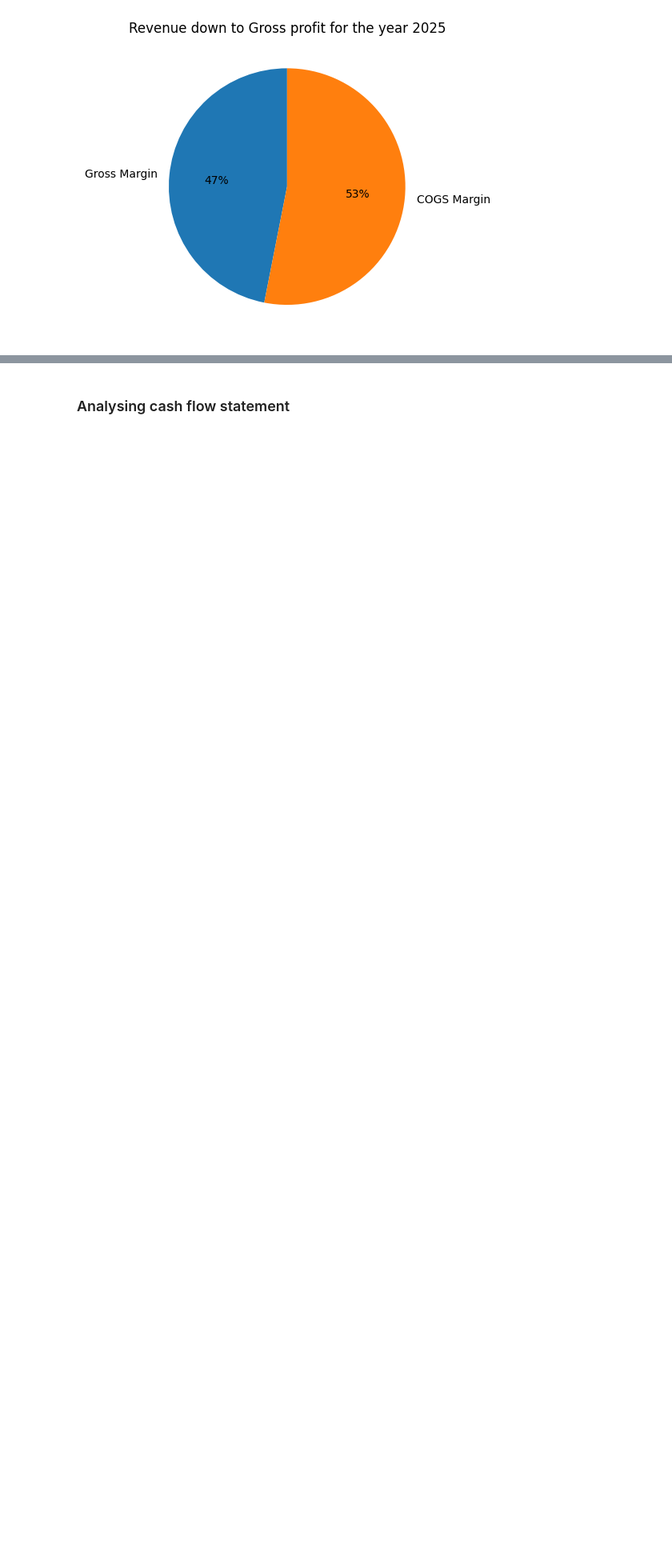
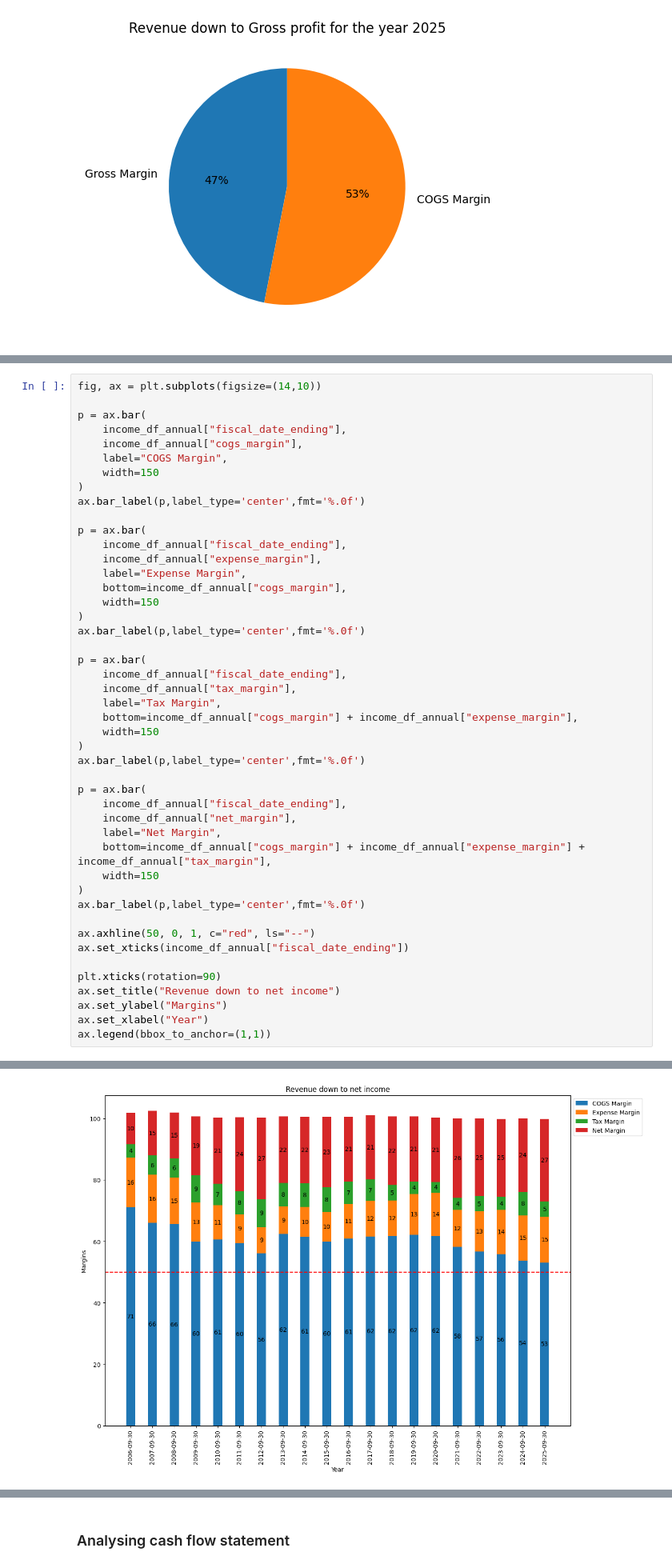
Before and after one commit to kumarbyes/project_stock_analysis, a Jupyter notebook: analaysis_using_pandas/exploratory_data_anaysis.ipynb, the cells around one changed output, grey strips where cells are left out. Shown at 80% size. Drawn from its saved outputs; the diff is of its cells as text; blank space fills up the shorter version.

```diff
--- a/analaysis_using_pandas/exploratory_data_anaysis.ipynb
+++ b/analaysis_using_pandas/exploratory_data_anaysis.ipynb
@@ -309,0 +358,47 @@ ax.legend(bbox_to_anchor=(1,1))
+# %%
+fig, ax = plt.subplots(figsize=(14,10))
+
+p = ax.bar(
+    income_df_annual["fiscal_date_ending"],
+    income_df_annual["cogs_margin"],
+    label="COGS Margin",
+    width=150
+)
+ax.bar_label(p,label_type='center',fmt='%.0f')
+
+p = ax.bar(
+    income_df_annual["fiscal_date_ending"],
+    income_df_annual["expense_margin"],
+    label="Expense Margin",
+    bottom=income_df_annual["cogs_margin"],
+    width=150
+)
+ax.bar_label(p,label_type='center',fmt='%.0f')
+
+p = ax.bar(
+    income_df_annual["fiscal_date_ending"],
+    income_df_annual["tax_margin"],
+    label="Tax Margin",
+    bottom=income_df_annual["cogs_margin"] + income_df_annual["expense_margin"],
+    width=150
+)
+ax.bar_label(p,label_type='center',fmt='%.0f')
+
+p = ax.bar(
+    income_df_annual["fiscal_date_ending"],
+    income_df_annual["net_margin"],
+    label="Net Margin",
+    bottom=income_df_annual["cogs_margin"] + income_df_annual["expense_margin"] + income_df_annual["tax_margin"],
+    width=150
+)
+ax.bar_label(p,label_type='center',fmt='%.0f')
+
+ax.axhline(50, 0, 1, c="red", ls="--")
+ax.set_xticks(income_df_annual["fiscal_date_ending"])
+
+plt.xticks(rotation=90)
+ax.set_title("Revenue down to net income")
+ax.set_ylabel("Margins")
+ax.set_xlabel("Year")
+ax.legend(bbox_to_anchor=(1,1))
+# %% [output]
@@ -310,3 +406,4 @@ ax.legend(bbox_to_anchor=(1,1))
+[figure, added]
 # %%
 #income_df['other_income'] = income_df['ebit'] - income_df['operating_income']
 #income_df['ebitda_margin'] = income_df['ebitda']/(income_df['total_revenue'] - income_df['other_income'])
```
Also changed, not shown: parts of 8 cells of this notebook, 3 other files.
